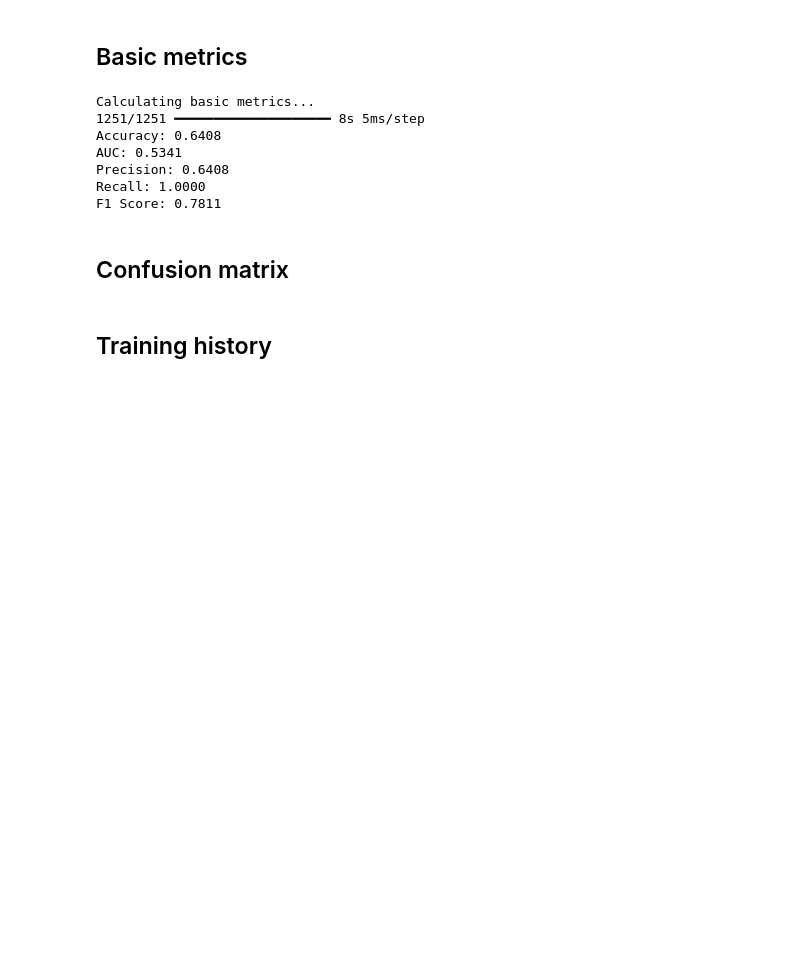
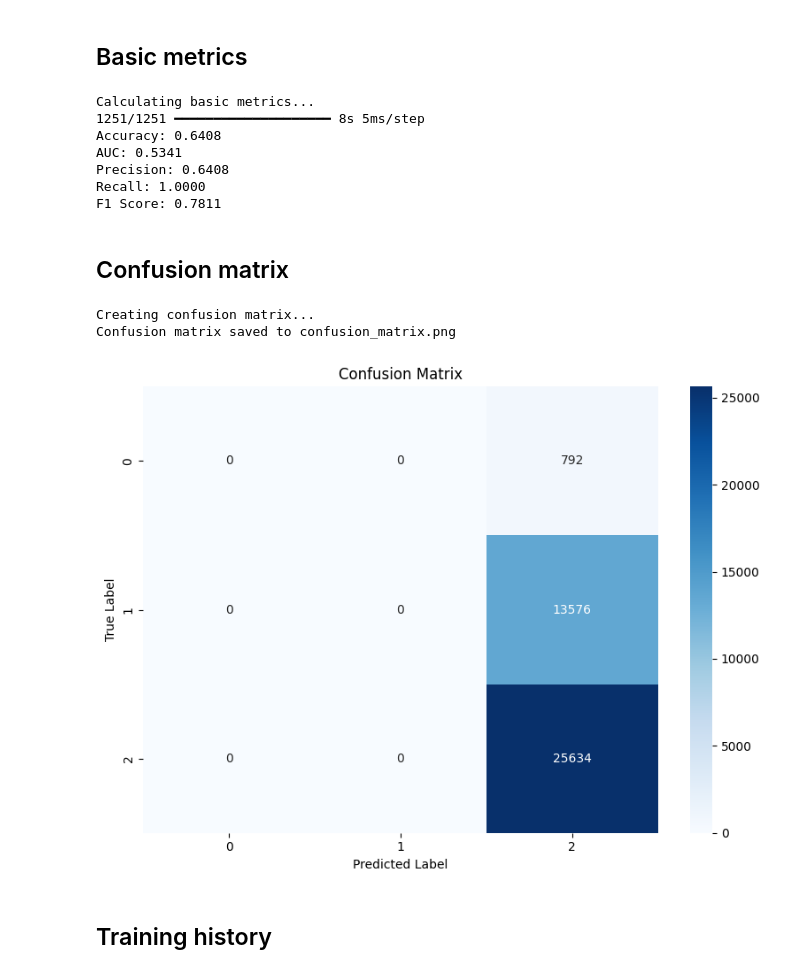
Before and after one commit to theresaskruzna/riiid_knowledge_tracing, a Jupyter notebook: 01_EDA.ipynb, the cells around one changed output. Drawn from its saved outputs; the diff is of its cells as text; code cells hidden in the pictures; blank space fills up the shorter version.

```diff
--- a/01_EDA.ipynb
+++ b/01_EDA.ipynb
@@ -2433,6 +2433,12 @@ def plot_confusion_matrix(y_val, y_pred, save_path=None):
         print(f"Confusion matrix saved to {save_path}")
 
     return plt
+# %%
+fig = plot_confusion_matrix(y_val, metrics['y_pred'], save_path='confusion_matrix.png') # Access y_pred using metrics['y_pred']
+# %% [output]
+Creating confusion matrix...
+Confusion matrix saved to confusion_matrix.png
+[figure, added]
 # %% [markdown]
 ## Training history
 # %%
```
Also changed, not shown: parts of 7 cells of this notebook.
